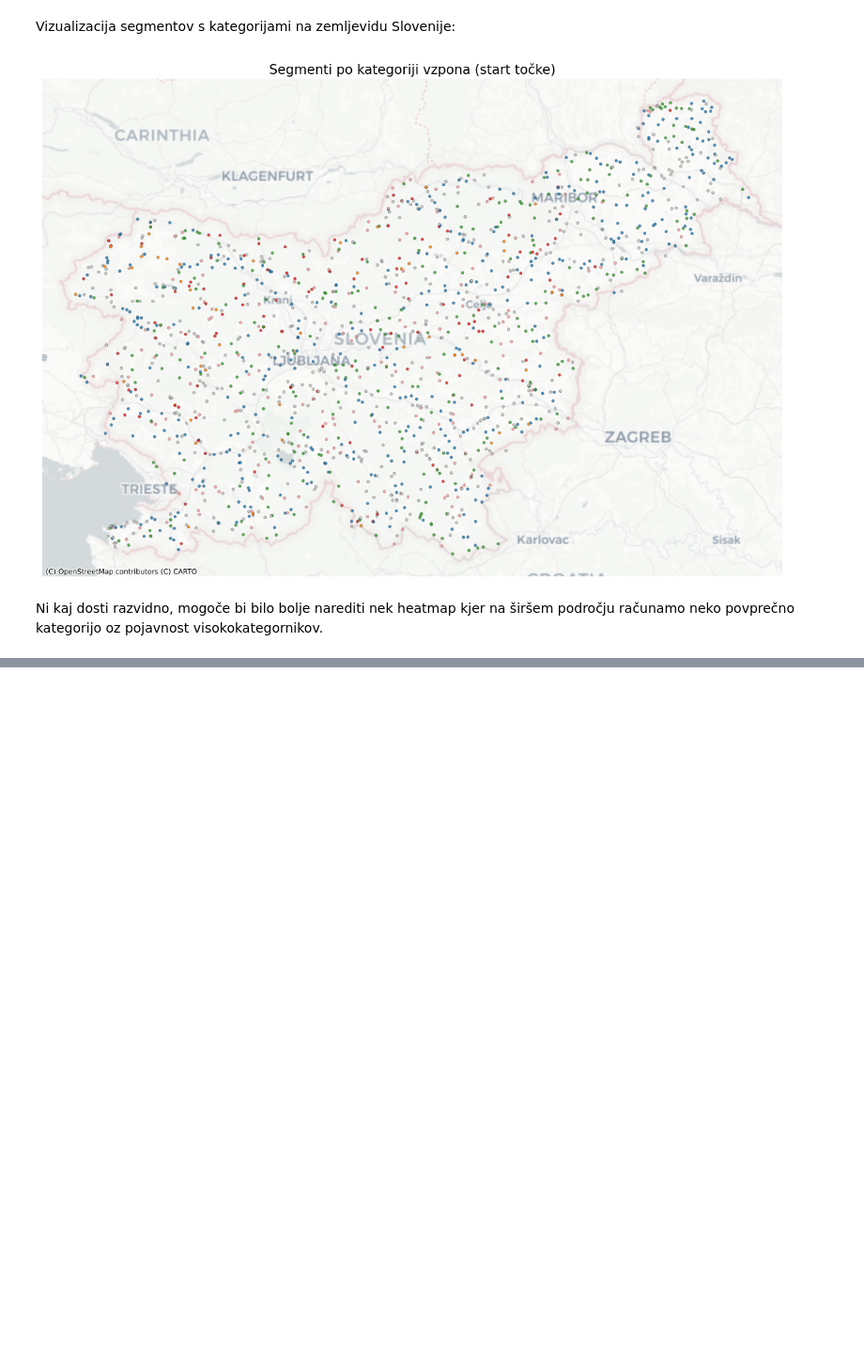
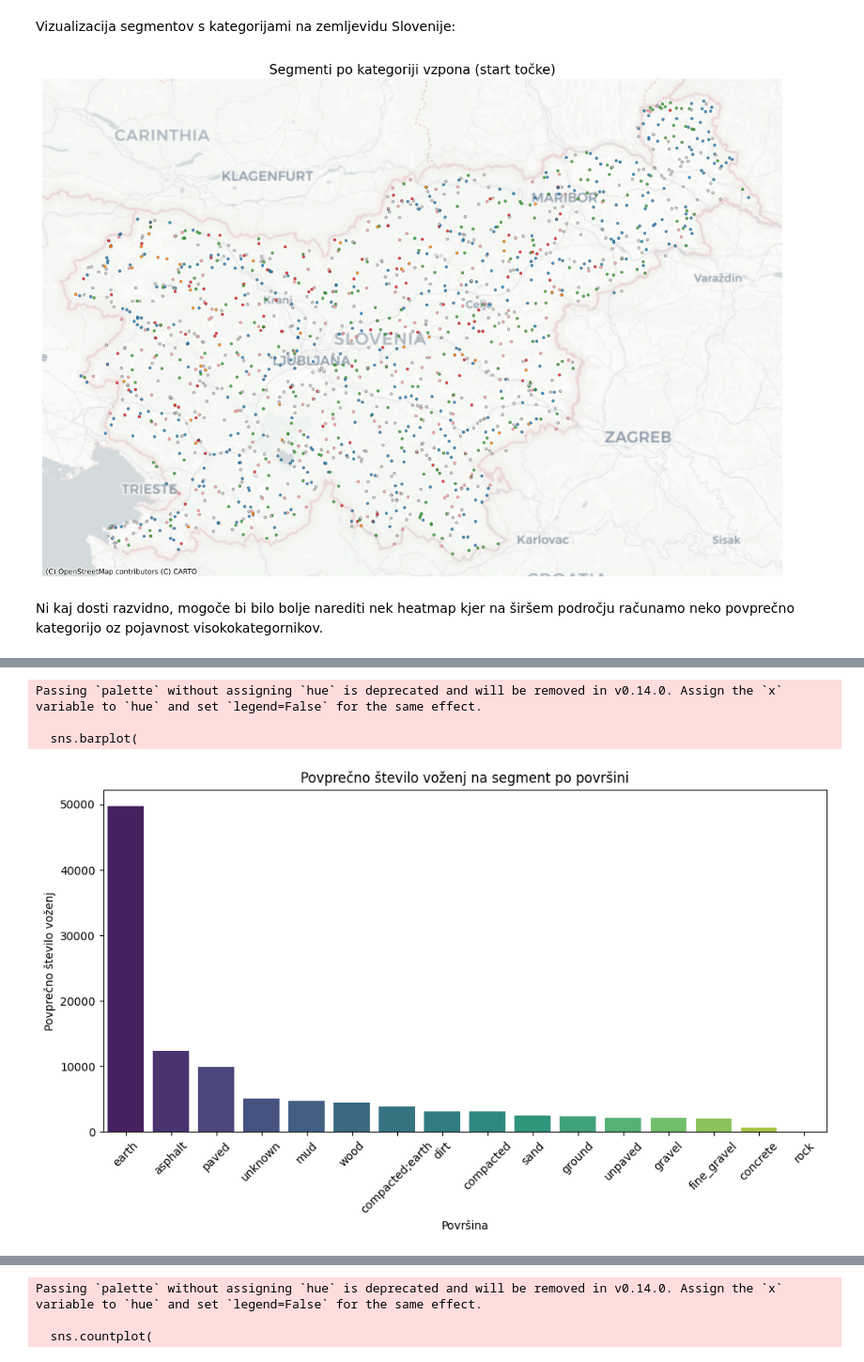
Before and after one commit to jgrohar/PR17, a Jupyter notebook: visualizations_analysis1.ipynb, the cells around one changed output, grey strips where cells are left out. Shown at 94% size. Drawn from its saved outputs; the diff is of its cells as text; code cells hidden in the pictures; blank space fills up the shorter version.

```diff
--- a/visualizations_analysis1.ipynb
+++ b/visualizations_analysis1.ipynb
@@ -478,3 +478,66 @@ plt.show()
 [figure]
 # %% [markdown]
 Ni kaj dosti razvidno, mogoče bi bilo bolje narediti nek heatmap kjer na širšem področju računamo neko povprečno kategorijo oz pojavnost visokokategornikov.
+# %%
+with open("data/clean/segments_with_surface.json", "r") as f:
+    segments = json.load(f)
+
+# povprečno število voženj po površini
+surface_effort_counts = {}
+for segment in segments:
+    surface = segment.get("surface")
+    if surface is not None:
+        if surface not in surface_effort_counts:
+            surface_effort_counts[surface] = {"total_effort": 0, "segment_count": 0}
+        surface_effort_counts[surface]["total_effort"] += segment.get("effort_count", 0)
+        surface_effort_counts[surface]["segment_count"] += 1
+surface_effort_counts_df = pd.DataFrame.from_dict(surface_effort_counts, orient="index")
+surface_effort_counts_df.reset_index(inplace=True)
+surface_effort_counts_df.columns = ["Surface", "Total Effort Count", "Segment Count"]
+surface_effort_counts_df["Average Effort Count"] = surface_effort_counts_df["Total Effort Count"] / surface_effort_counts_df["Segment Count"]
+surface_effort_counts_df.sort_values(by="Average Effort Count", ascending=False, inplace=True)
+surface_effort_counts_df.reset_index(drop=True, inplace=True)
+surface_effort_counts_df.index += 1
+surface_effort_counts_df.index.name = "Rank"
+print("\nAverage effort counts by surface:")
+print(surface_effort_counts_df[["Surface", "Average Effort Count", "Total Effort Count", "Segment Count"]].to_string(index=True))
+
+# vizualizacija povprečnega števila voženj po površini
+plt.figure(figsize=(10, 6))
+sns.barplot(
+    data=surface_effort_counts_df,
+    x="Surface",
+    y="Average Effort Count",
+    palette="viridis",
+    legend=False
+)
+plt.title("Povprečno število voženj na segment po površini")
+plt.xlabel("Površina")
+plt.ylabel("Povprečno število voženj")
+plt.xticks(rotation=45)
+plt.tight_layout()
+plt.savefig("data/plots/avg_effort_per_surface.png")
+plt.show()
+
+# top segmenti po površini
+segments_df = pd.DataFrame(segments)
+top_by_surface = segments_df.sort_values("effort_count", ascending=False).groupby("surface").head(1)
+print("\nNajbolj priljubljeni segmenti po površini:")
+print(top_by_surface[["name", "surface", "effort_count", "region"]].to_string(index=False))
+
+# vizualizacija števila segmentov po površini
+plt.figure(figsize=(10, 6))
+sns.countplot(
+    data=segments_df,
+    x="surface",
+    order=segments_df["surface"].value_counts().index,
+    palette="viridis"
+)
+plt.title("Število segmentov po površini")
+plt.xlabel("Površina")
+plt.ylabel("Število segmentov")
+plt.xticks(rotation=45)
+plt.tight_layout()
+plt.savefig("data/plots/segments_count_per_surface.png")
+plt.show()
+# %% [output]
@@ -480,0 +563,4 @@ Ni kaj dosti razvidno, mogoče bi bilo bolje narediti nek heatmap kjer na širš
+Passing `palette` without assigning `hue` is deprecated and will be removed in v0.14.0. Assign the `x` variable to `hue` and set `legend=False` for the same effect.
+
+  sns.barplot(
+[figure, added]
@@ -480,0 +585,3 @@ Ni kaj dosti razvidno, mogoče bi bilo bolje narediti nek heatmap kjer na širš
+Passing `palette` without assigning `hue` is deprecated and will be removed in v0.14.0. Assign the `x` variable to `hue` and set `legend=False` for the same effect.
+
+  sns.countplot(
```
Also changed, not shown: parts of 2 cells of this notebook, 10 other files.
